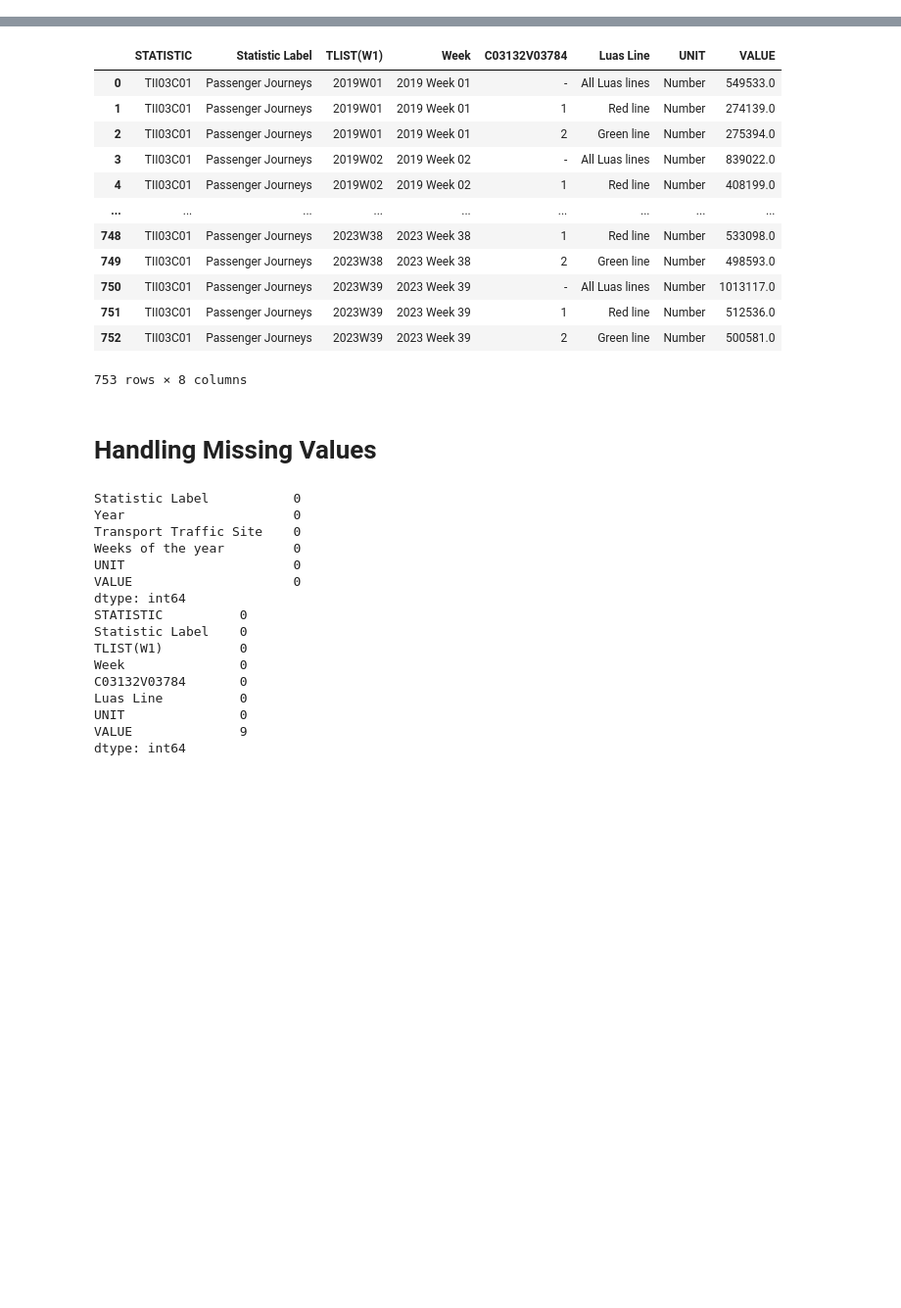
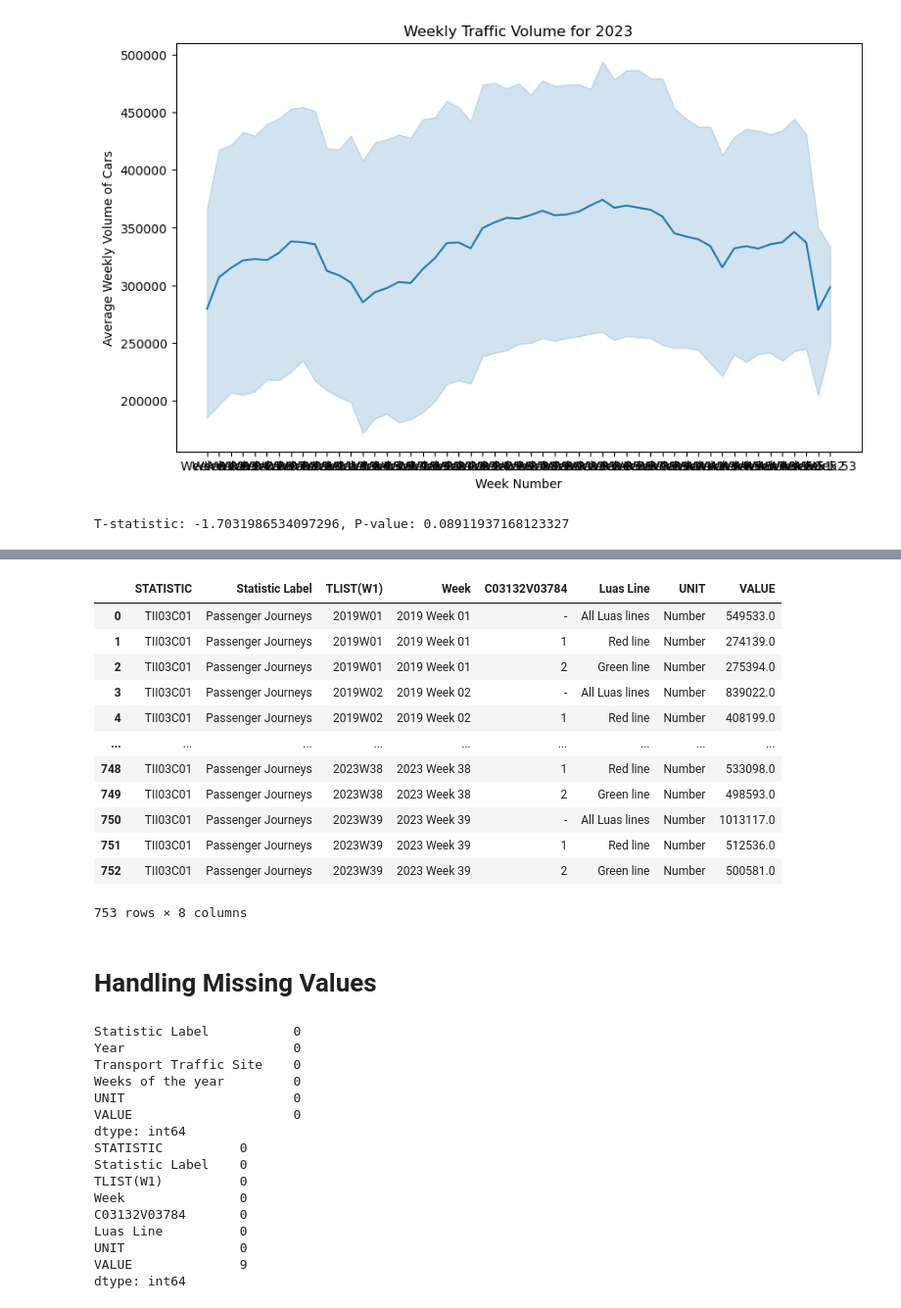
Before and after one commit to sba23022/sba23022, a Jupyter notebook: CA2_TransportFlowForecast_Analysis-checkpoint.ipynb, the cells around one changed output, grey strips where cells are left out. Shown at 98% size. Drawn from its saved outputs; the diff is of its cells as text; code cells hidden in the pictures; blank space fills up the shorter version.

```diff
--- a/CA2_TransportFlowForecast_Analysis-checkpoint.ipynb
+++ b/CA2_TransportFlowForecast_Analysis-checkpoint.ipynb
@@ -2,0 +672,8 @@ import pandas as pd
+# %%
+import pandas as pd
+import matplotlib.pyplot as plt
+import seaborn as sns
+from scipy import stats
+
+# Assuming the data is in a CSV file named 'traffic_data.csv'
+df_Stats = pd.read_csv('THA21.csv')
@@ -2,0 +689,3 @@ import pandas as pd
+# %%
+df_Stats['VALUE'].fillna(df_Stats['VALUE'].mean(), inplace=True)  # Replace NaN with mean
+df_Stats['Week'] = df_Stats['Weeks of the year'].str.extract('(\d+)').astype(int)  # Extract week number
@@ -2,0 +704,23 @@ import pandas as pd
+# %%
+import matplotlib.pyplot as plt
+import seaborn as sns
+
+# Assuming df_Stats is your DataFrame
+
+plt.figure(figsize=(10,6))
+sns.lineplot(x='Weeks of the year', y='VALUE', data=df_Stats)
+plt.title('Weekly Traffic Volume for 2023')  # Changed year to 2019 as per your data
+plt.xlabel('Week Number')
+plt.ylabel('Average Weekly Volume of Cars')
+plt.show()
+# %% [output]
+[figure, added]
+# %%
+# Example: T-test to compare traffic volume in different halves of the year
+first_half = df_Stats[df_Stats['Week'] <= 26]['VALUE']
+second_half = df_Stats[df_Stats['Week'] > 26]['VALUE']
+
+t_stat, p_value = stats.ttest_ind(first_half, second_half)
+print(f"T-statistic: {t_stat}, P-value: {p_value}")
+# %% [output]
+T-statistic: -1.7031986534097296, P-value: 0.08911937168123327
```
Also changed, not shown: parts of 77 cells of this notebook.
